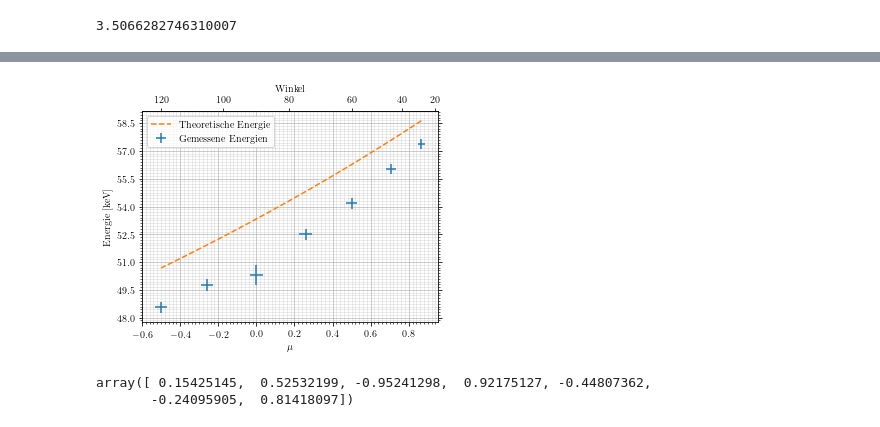
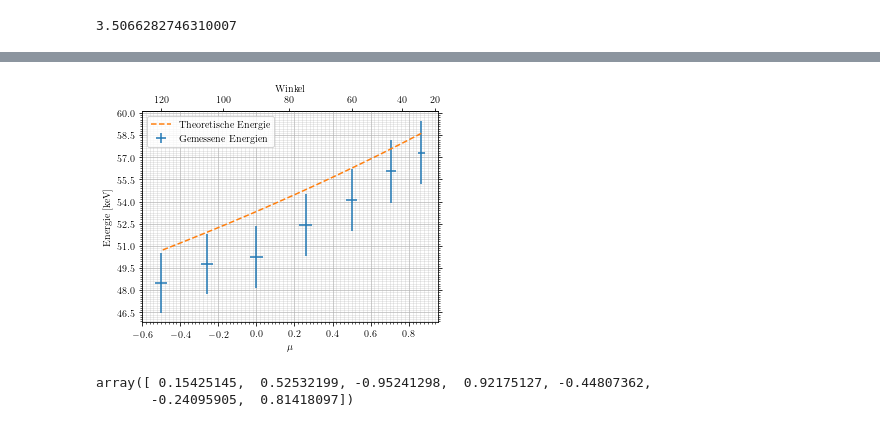
Before and after one commit to vale981/fpraktikum, a Jupyter notebook: CS/auswertung/Untitled.ipynb, the cells around one changed output, grey strips where cells are left out. Cells and saved outputs as stored; diff of their text form; code cells hidden in the pictures.

```diff
--- a/CS/auswertung/Untitled.ipynb
+++ b/CS/auswertung/Untitled.ipynb
@@ -73,5 +73,5 @@ d_peaks
 def Ef(x, a, b):
     return (x - a)/b
 # %%
-pe, d_pe = curve_fit(Ef, energies, peaks, sigma=d_peaks, absolute_sigma=True)
+pe, d_pe = curve_fit(Ef, energies, peaks, sigma=d_peaks)
 d_pe =  np.sqrt(np.diag(d_pe))
@@ -182,13 +196,14 @@ angle_energies = EE(K=(peaks[:,0],peaks[:,1]))
 # %%
 fig, ax = set_up_angle_plot()
 mus, d_mus = mu(theta=(angles, 2*np.pi/180))
 ax.set_ylabel('Energie [keV]')
+smooth = np.linspace(deg_angles.min(), deg_angles.max(), 1000)*np.pi/180
 ax.errorbar(mus, angle_energies[0], xerr=d_mus, yerr=angle_energies[1], label='Gemessene Energien', linestyle='None')
 ax.plot(np.cos(smooth),E(E_in=e_am_2, theta=[smooth,1])[0], label='Theoretische Energie', linestyle='--')
 ax.legend()
 save_fig(fig, 'energycurve', 'winkelmessung')
 # %% [output]
-[figure, old version]
+[figure, new version]
 # %%
 mus
 # %% [output]
```
Also changed, not shown: parts of 14 cells of this notebook, 40 other files.
